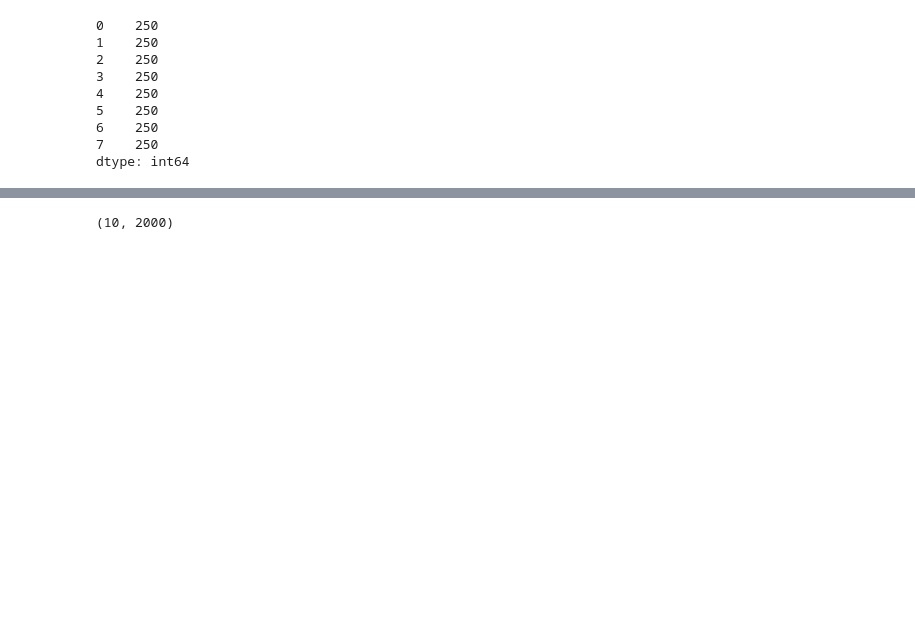
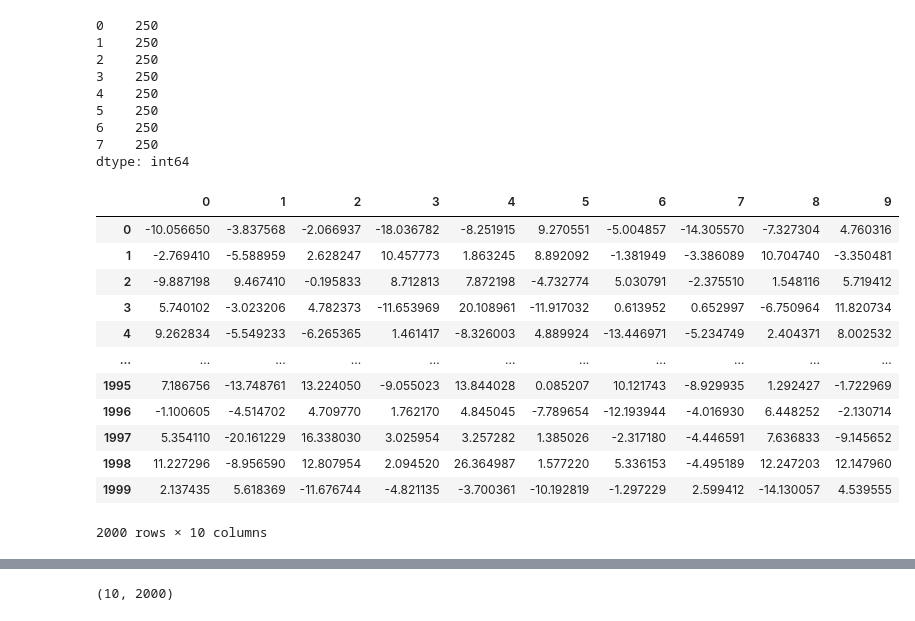
Before and after one commit to multiyumz/data-science-challenges, a Jupyter notebook: data-how-to-properly-prevent-overfitting/how_to_properly_prevent_overfitting.ipynb, the cells around one changed output, grey strips where cells are left out. Saved outputs shown, nothing was run; the diff lists cells and outputs as text; code cells hidden in the pictures; blank space fills up the shorter version.

```diff
--- a/data-how-to-properly-prevent-overfitting/how_to_properly_prevent_overfitting.ipynb
+++ b/data-how-to-properly-prevent-overfitting/how_to_properly_prevent_overfitting.ipynb
@@ -48,6 +51,23 @@ pd.DataFrame(y).value_counts()
 6    250
 7    250
 dtype: int64
+# %%
+test2 = pd.DataFrame(X)
+test2
+# %% [output]
+|  | 0 | 1 | 2 | 3 | 4 | 5 | 6 | 7 | 8 | 9 |
+| 0 | -10.056650 | -3.837568 | -2.066937 | -18.036782 | -8.251915 | 9.270551 | -5.004857 | -14.305570 | -7.327304 | 4.760316 |
+| 1 | -2.769410 | -5.588959 | 2.628247 | 10.457773 | 1.863245 | 8.892092 | -1.381949 | -3.386089 | 10.704740 | -3.350481 |
+| 2 | -9.887198 | 9.467410 | -0.195833 | 8.712813 | 7.872198 | -4.732774 | 5.030791 | -2.375510 | 1.548116 | 5.719412 |
+| 3 | 5.740102 | -3.023206 | 4.782373 | -11.653969 | 20.108961 | -11.917032 | 0.613952 | 0.652997 | -6.750964 | 11.820734 |
+| 4 | 9.262834 | -5.549233 | -6.265365 | 1.461417 | -8.326003 | 4.889924 | -13.446971 | -5.234749 | 2.404371 | 8.002532 |
+| ... | ... | ... | ... | ... | ... | ... | ... | ... | ... | ... |
+| 1995 | 7.186756 | -13.748761 | 13.224050 | -9.055023 | 13.844028 | 0.085207 | 10.121743 | -8.929935 | 1.292427 | -1.722969 |
+| 1996 | -1.100605 | -4.514702 | 4.709770 | 1.762170 | 4.845045 | -7.789654 | -12.193944 | -4.016930 | 6.448252 | -2.130714 |
+| 1997 | 5.354110 | -20.161229 | 16.338030 | 3.025954 | 3.257282 | 1.385026 | -2.317180 | -4.446591 | 7.636833 | -9.145652 |
+| 1998 | 11.227296 | -8.956590 | 12.807954 | 2.094520 | 26.364987 | 1.577220 | 5.336153 | -4.495189 | 12.247203 | 12.147960 |
+| 1999 | 2.137435 | 5.618369 | -11.676744 | -4.821135 | -3.700361 | -10.192819 | -1.297229 | 2.599412 | -14.130057 | 4.539555 |
+2000 rows × 10 columns
 # %%
 test = pd.DataFrame(X.T)
 test
```
Also changed, not shown: parts of 3 cells of this notebook, 3 other files.
